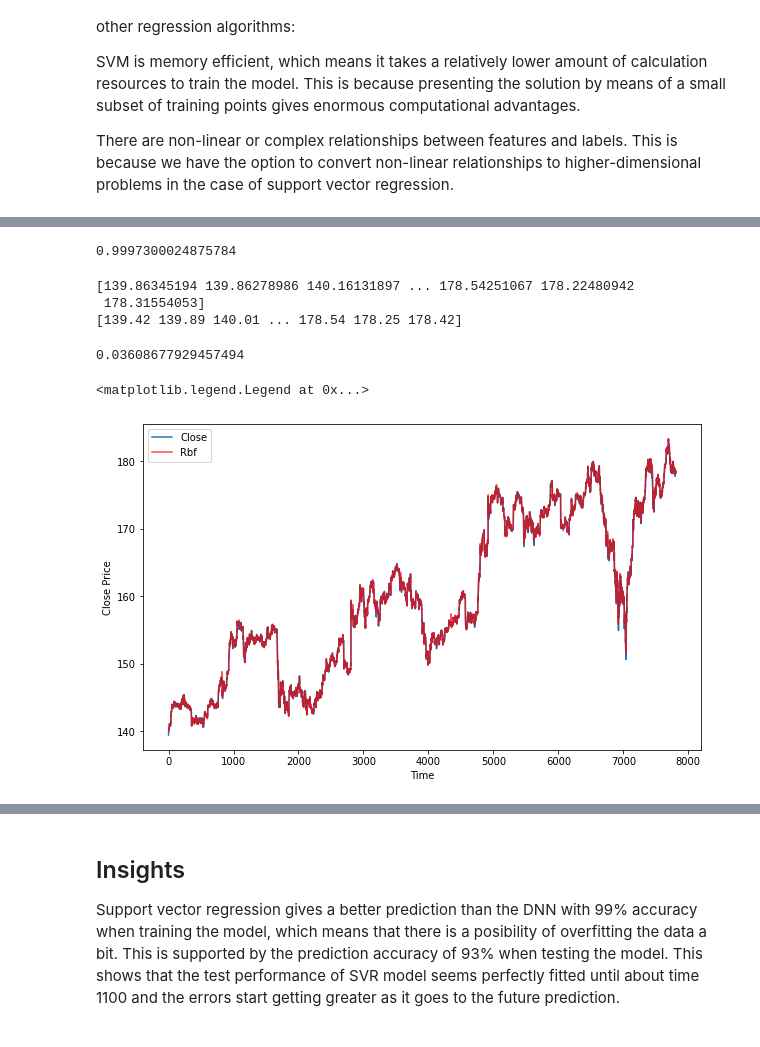
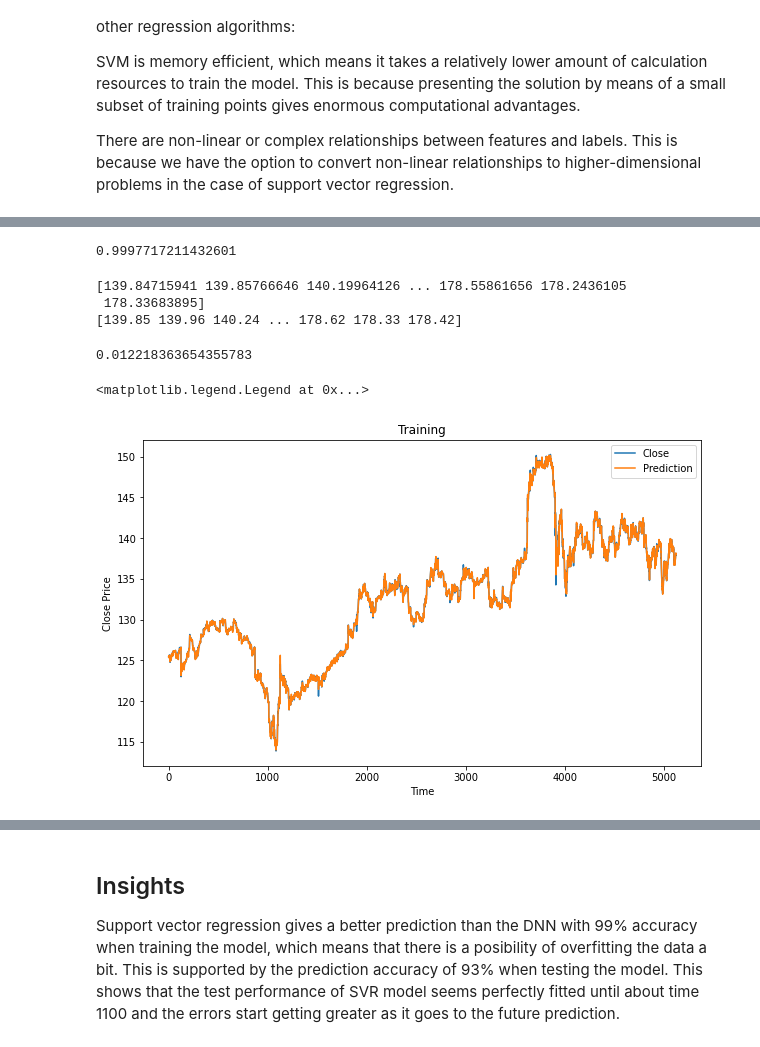
Before and after one commit to JeffJongyoon/Stock-price-prediction, a Jupyter notebook: Model.ipynb, the cells around one changed output, grey strips where cells are left out. Cells and saved outputs as stored; diff of their text form; code cells hidden in the pictures.

```diff
--- a/Model.ipynb
+++ b/Model.ipynb
@@ -32,5 +33,5 @@ Files and directories in ' /content/drive/My Drive/Colab Notebooks/Numeraxial/da
 # %%
-df = pd.read_pickle('AAPL.pkl')
+df = pd.read_pickle(np.random.choice(dir_list, 5)[0])
 fmt = "%Y-%m-%d %H:%M:%S"
 df.index = df.index.strftime(fmt)
 df.reset_index(inplace=True)
@@ -337,9 +580,26 @@ Index([  'Date', 'Symbol',   'Open',   'High',    'Low',  'Close', 'Volume',
 # %%
 data = np.array(df[df.columns[2:-1]])
-y_data = data[:,0]
-x_data = data[:,1:4]
+y_data = data[:,3] # Closing price
+x_data = data[:,:3]
 
 y_train = y_data[:split_time]
 x_train = x_data[:split_time,:]
 y_valid = y_data[split_time:]
 x_valid = x_data[split_time:,:]
+# %%
+from sklearn.model_selection import GridSearchCV
+from sklearn.svm import SVR
+
+# defining parameter range
+param_grid = {'C': [0.1, 1, 10, 100, 1000],
+              'gamma': [1, 0.1, 0.01, 0.001, 0.0001],
+              'kernel': ['rbf']}
+
+grid = GridSearchCV(SVR(), param_grid, refit = True, verbose = 3)
+
+# fitting the model for grid search
+grid.fit(x_train, y_train)
+# print best parameter after tuning
+print(grid.best_params_)
+# print how our model looks after hyper-parameter tuning
+print(grid.best_estimator_)
@@ -346,32 +637,30 @@ x_valid = x_data[split_time:,:]
 # %%
-from sklearn.svm import SVR
-
-svr_rbf = SVR(kernel = 'rbf', C=1e3)
+svr_rbf = SVR(kernel = 'rbf', C=100, gamma = .0001)
 svr_rbf.fit(x_train, y_train)
 print(svr_rbf.score(x_train,y_train))
 # %% [output]
-0.9997300024875784
+0.9997717211432601
 # %%
 print(np.array(svr_rbf.predict(x_train)))#.reshape(-1,1))
 print(y_train.reshape(-1,))
 # %% [output]
-[139.86345194 139.86278986 140.16131897 ... 178.54251067 178.22480942
- 178.31554053]
-[139.42 139.89 140.01 ... 178.54 178.25 178.42]
+[139.84715941 139.85766646 140.19964126 ... 178.55861656 178.2436105
+ 178.33683895]
+[139.85 139.96 140.24 ... 178.62 178.33 178.42]
 # %%
 tf.keras.metrics.mean_squared_error(y_train.reshape(-1,), np.array(svr_rbf.predict(x_train))).numpy()
 # %% [output]
-0.03608677929457494
+0.012218363654355783
 # %%
-# %matplotlib inline
+# plt.style.use('fivethirtyeight')
+# plt.style.use('default')
 plt.figure(figsize=(10,6))
 plt.plot(y_train, label = 'Close')
-plt.plot(svr_rbf.predict(x_train), color='r', label = 'Rbf', alpha = .7)
+plt.plot(svr_rbf.predict(x_train), label = 'Prediction')
 plt.xlabel('Time')
 plt.ylabel('Close Price')
-# plt.xlim(9600,9800)
-# plt.ylim(180,200)
+plt.title('Training')
 plt.legend()
 # %% [output]
 <matplotlib.legend.Legend at 0x...>
-[figure, old version]
+[figure, new version]
```
Also changed, not shown: parts of 61 cells of this notebook.
